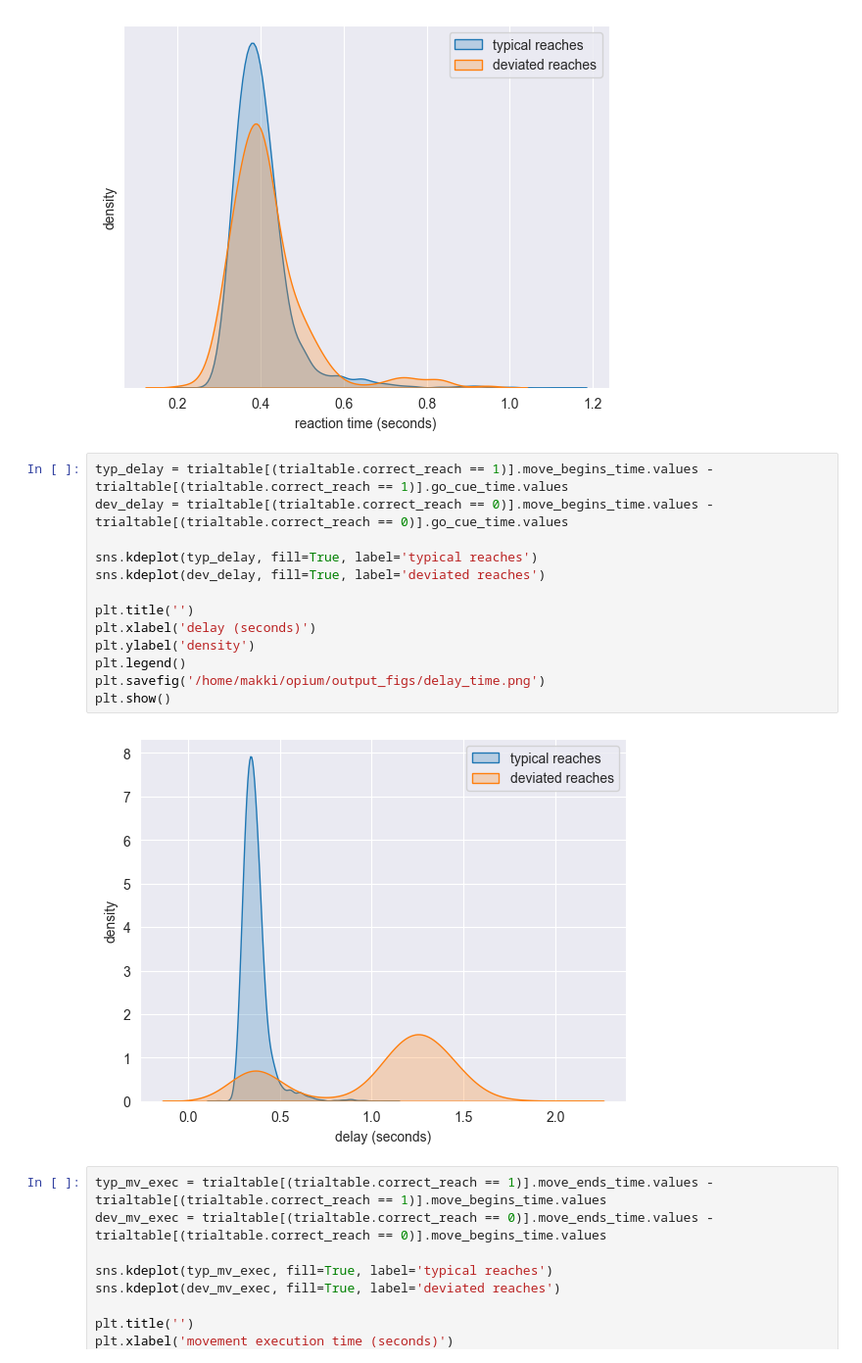
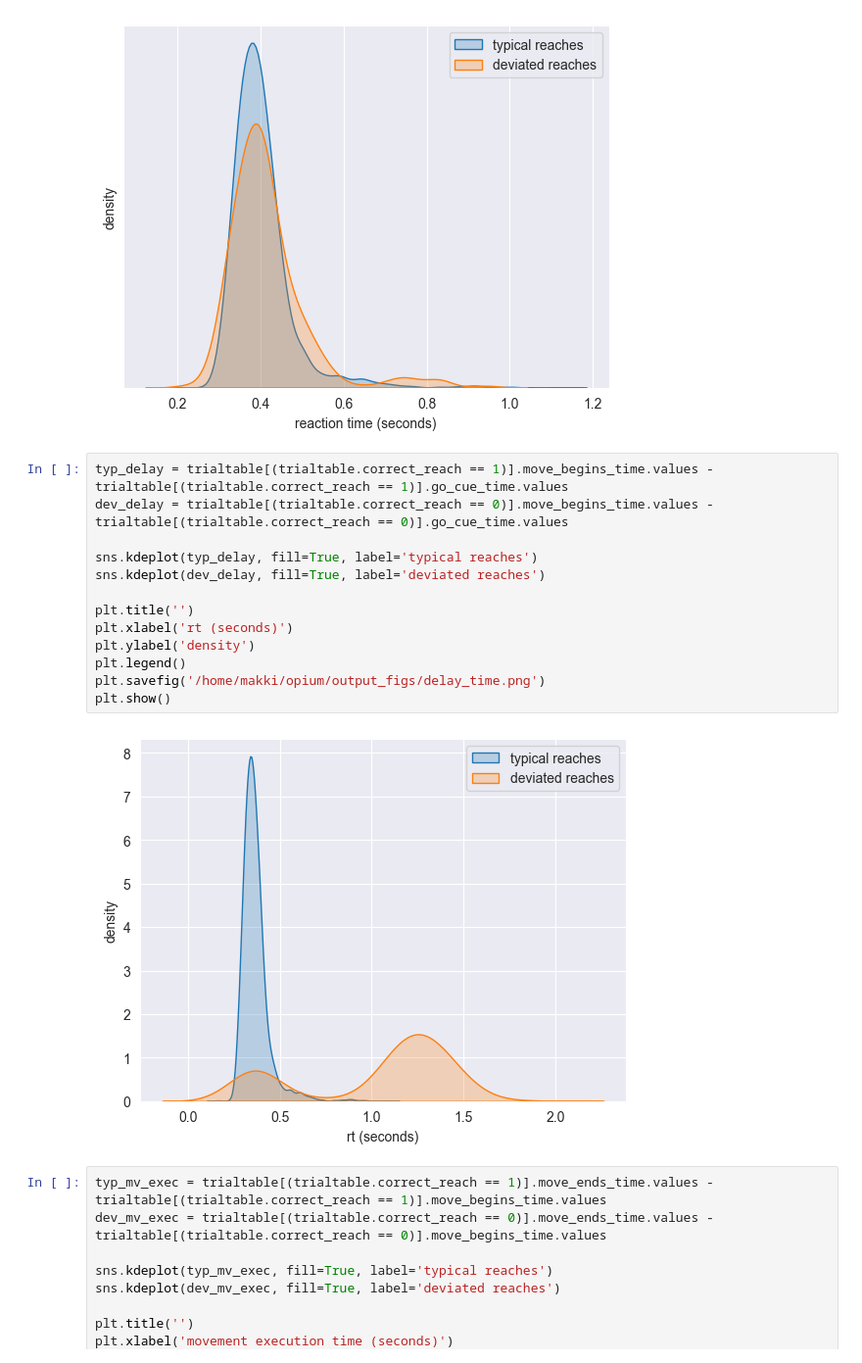
Before and after one commit to mahmoud-elmakki/opium, a Jupyter notebook: behavior_variability.ipynb, the cells around one changed output. Shown at 98% size. Cells and saved outputs as stored; diff of their text form.

```diff
--- a/behavior_variability.ipynb
+++ b/behavior_variability.ipynb
@@ -344,18 +344,18 @@ plt.show()
 # %%
 typ_delay = trialtable[(trialtable.correct_reach == 1)].move_begins_time.values - trialtable[(trialtable.correct_reach == 1)].go_cue_time.values
 dev_delay = trialtable[(trialtable.correct_reach == 0)].move_begins_time.values - trialtable[(trialtable.correct_reach == 0)].go_cue_time.values
 
 sns.kdeplot(typ_delay, fill=True, label='typical reaches')
 sns.kdeplot(dev_delay, fill=True, label='deviated reaches')
 
 plt.title('')
-plt.xlabel('delay (seconds)')
+plt.xlabel('rt (seconds)')
 plt.ylabel('density')
 plt.legend()
 plt.savefig('/home/makki/opium/output_figs/delay_time.png')
 plt.show()
 # %% [output]
-[figure, old version]
+[figure, new version]
 # %%
 typ_mv_exec = trialtable[(trialtable.correct_reach == 1)].move_ends_time.values - trialtable[(trialtable.correct_reach == 1)].move_begins_time.values
 dev_mv_exec = trialtable[(trialtable.correct_reach == 0)].move_ends_time.values - trialtable[(trialtable.correct_reach == 0)].move_begins_time.values
```
Also changed, not shown: parts of 6 cells of this notebook, 1 other file.
